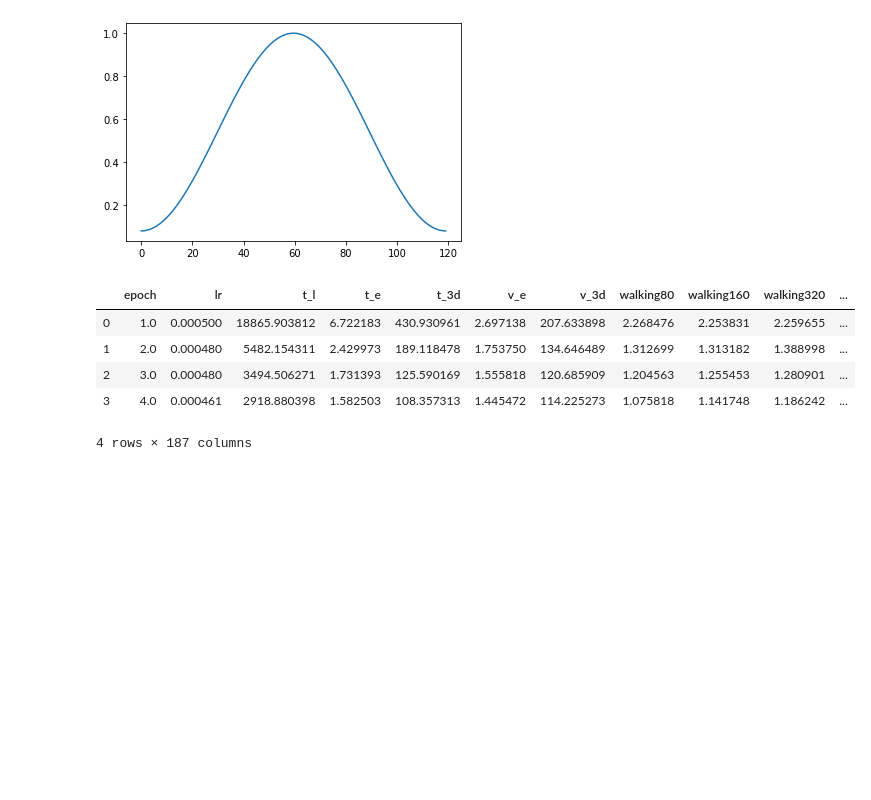
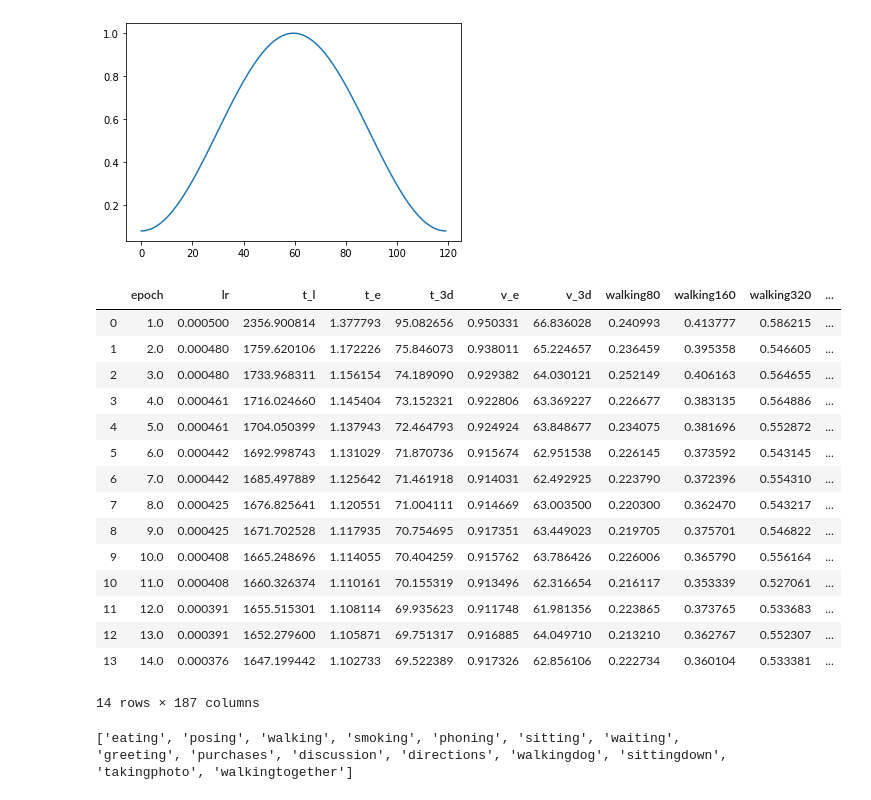
Before and after one commit to tileb1/LearnTrajDep, a Jupyter notebook: Untitled.ipynb, the cells around one changed output. Saved outputs shown, nothing was run; the diff lists cells and outputs as text; code cells hidden in the pictures; blank space fills up the shorter version.

```diff
--- a/Untitled.ipynb
+++ b/Untitled.ipynb
@@ -128,11 +128,31 @@ NameError: name 'poses_end_joints' is not defined
 # %%
 import pandas as pd
 # %%
-pd.read_csv('./checkpoint/test/main_in10_out25_dctn30.csv')
+df = pd.read_csv('./checkpoint/test/main_in10_out25_dctn30.csv')
+df
 # %% [output]
 |  | epoch | lr | t_l | t_e | t_3d | v_e | v_3d | walking80 | walking160 | walking320 | ... |
-| 0 | 1.0 | 0.000500 | 18865.903812 | 6.722183 | 430.930961 | 2.697138 | 207.633898 | 2.268476 | 2.253831 | 2.259655 | ... |
-| 1 | 2.0 | 0.000480 | 5482.154311 | 2.429973 | 189.118478 | 1.753750 | 134.646489 | 1.312699 | 1.313182 | 1.388998 | ... |
-| 2 | 3.0 | 0.000480 | 3494.506271 | 1.731393 | 125.590169 | 1.555818 | 120.685909 | 1.204563 | 1.255453 | 1.280901 | ... |
-| 3 | 4.0 | 0.000461 | 2918.880398 | 1.582503 | 108.357313 | 1.445472 | 114.225273 | 1.075818 | 1.141748 | 1.186242 | ... |
+| 0 | 1.0 | 0.000500 | 2356.900814 | 1.377793 | 95.082656 | 0.950331 | 66.836028 | 0.240993 | 0.413777 | 0.586215 | ... |
+| 1 | 2.0 | 0.000480 | 1759.620106 | 1.172226 | 75.846073 | 0.938011 | 65.224657 | 0.236459 | 0.395358 | 0.546605 | ... |
+| 2 | 3.0 | 0.000480 | 1733.968311 | 1.156154 | 74.189090 | 0.929382 | 64.030121 | 0.252149 | 0.406163 | 0.564655 | ... |
+| 3 | 4.0 | 0.000461 | 1716.024660 | 1.145404 | 73.152321 | 0.922806 | 63.369227 | 0.226677 | 0.383135 | 0.564886 | ... |
+| 4 | 5.0 | 0.000461 | 1704.050399 | 1.137943 | 72.464793 | 0.924924 | 63.848677 | 0.234075 | 0.381696 | 0.552872 | ... |
+| 5 | 6.0 | 0.000442 | 1692.998743 | 1.131029 | 71.870736 | 0.915674 | 62.951538 | 0.226145 | 0.373592 | 0.543145 | ... |
+| 6 | 7.0 | 0.000442 | 1685.497889 | 1.125642 | 71.461918 | 0.914031 | 62.492925 | 0.223790 | 0.372396 | 0.554310 | ... |
+| 7 | 8.0 | 0.000425 | 1676.825641 | 1.120551 | 71.004111 | 0.914669 | 63.003500 | 0.220300 | 0.362470 | 0.543217 | ... |
+| 8 | 9.0 | 0.000425 | 1671.702528 | 1.117935 | 70.754695 | 0.917351 | 63.449023 | 0.219705 | 0.375701 | 0.546822 | ... |
+| 9 | 10.0 | 0.000408 | 1665.248696 | 1.114055 | 70.404259 | 0.915762 | 63.786426 | 0.226006 | 0.365790 | 0.556164 | ... |
+| 10 | 11.0 | 0.000408 | 1660.326374 | 1.110161 | 70.155319 | 0.913496 | 62.316654 | 0.216117 | 0.353339 | 0.527061 | ... |
+| 11 | 12.0 | 0.000391 | 1655.515301 | 1.108114 | 69.935623 | 0.911748 | 61.981356 | 0.223865 | 0.373765 | 0.533683 | ... |
+| 12 | 13.0 | 0.000391 | 1652.279600 | 1.105871 | 69.751317 | 0.916885 | 64.049710 | 0.213210 | 0.362767 | 0.552307 | ... |
+| 13 | 14.0 | 0.000376 | 1647.199442 | 1.102733 | 69.522389 | 0.917326 | 62.856106 | 0.222734 | 0.360104 | 0.533381 | ... |
-4 rows × 187 columns
+14 rows × 187 columns
+# %%
+import utils.data_utils as data_utils
+import re
+
+actions = data_utils.define_actions('all')
+actions.sort(key=len)
+print(actions)
+# %% [output]
+['eating', 'posing', 'walking', 'smoking', 'phoning', 'sitting', 'waiting', 'greeting', 'purchases', 'discussion', 'directions', 'walkingdog', 'sittingdown', 'takingphoto', 'walkingtogether']
```
Also changed, not shown: parts of 4 cells of this notebook, 1 other file.
